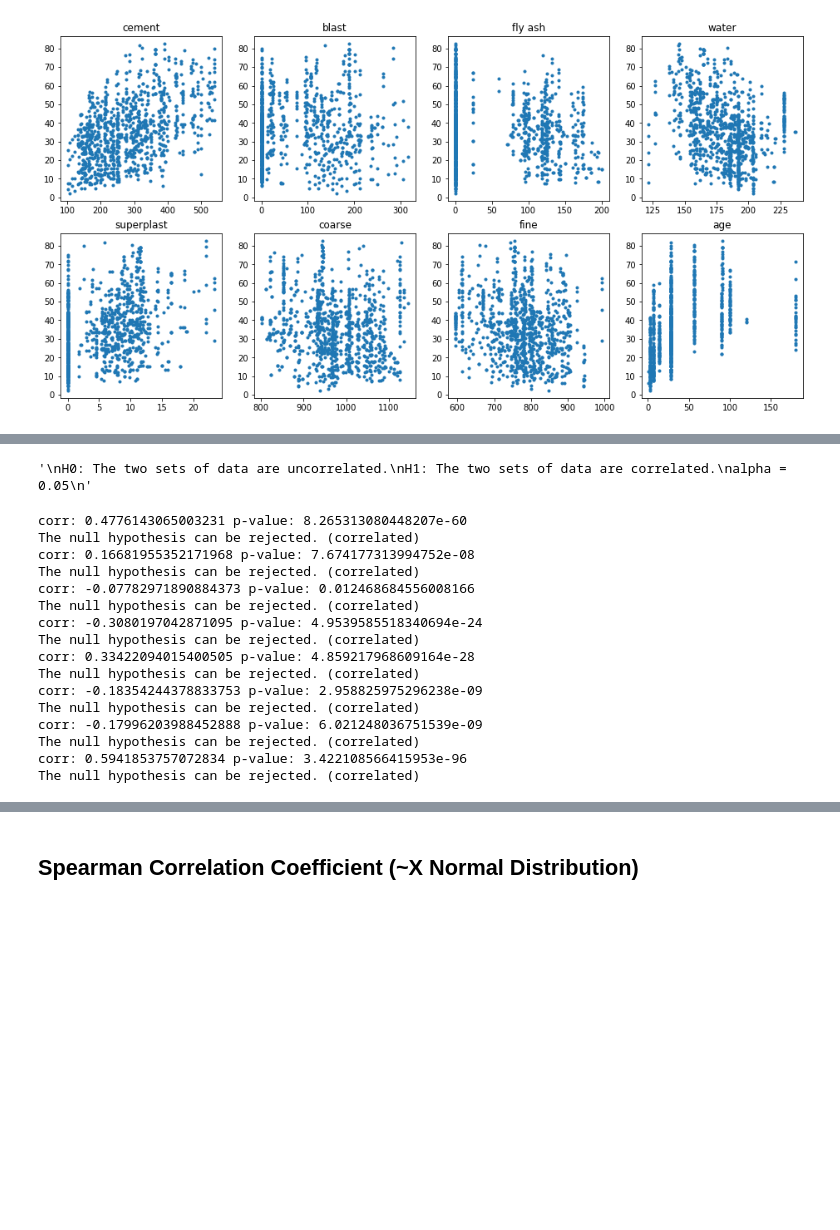
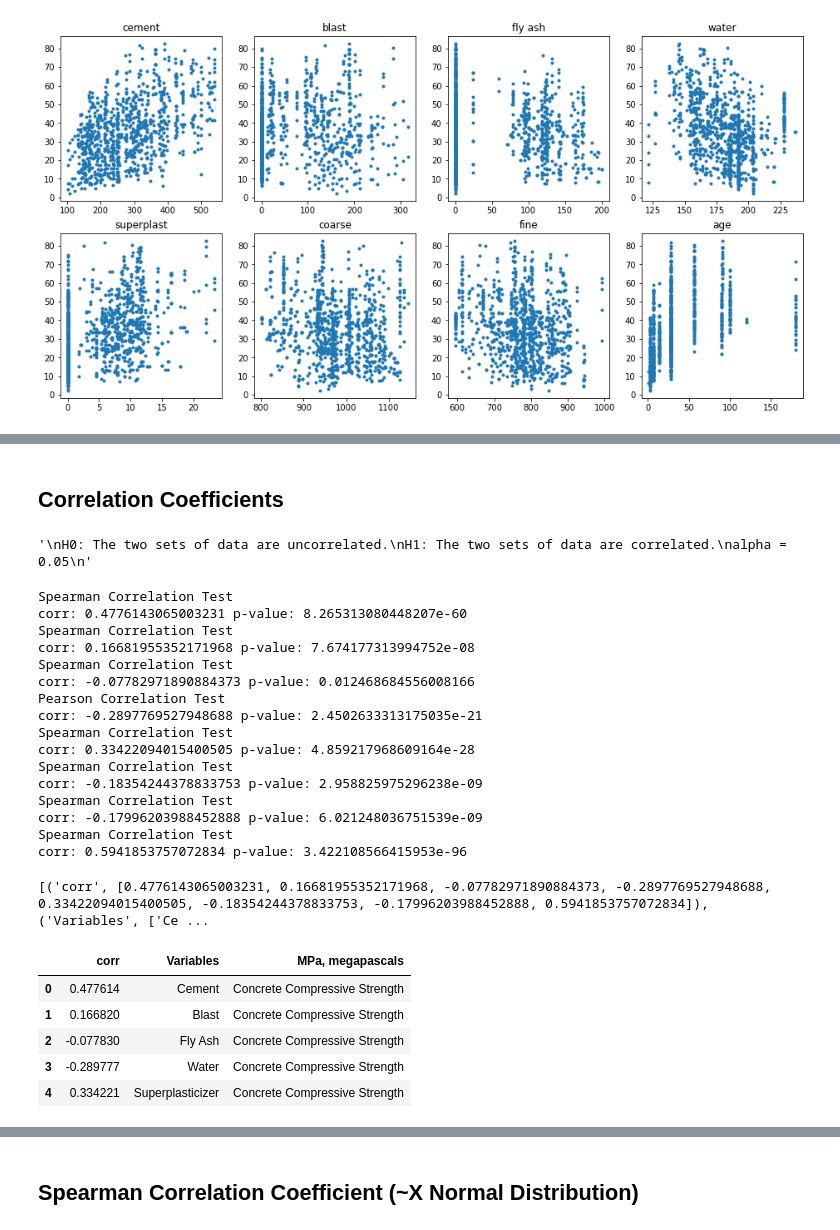
Before and after one commit to Sensodyne/IT_for_Smart_City_HW, a Jupyter notebook: hw4/hw4.ipynb, the cells around one changed output, grey strips where cells are left out. Cells and saved outputs as stored; diff of their text form; code cells hidden in the pictures; blank space fills up the shorter version.

```diff
--- a/hw4/hw4.ipynb
+++ b/hw4/hw4.ipynb
@@ -122,3 +120,5 @@ for i in range(0, len(df.columns) - 1):
+# %% [markdown]
+## Correlation Coefficients
 # %%
 def correlation_test(p: int):
     if p < 0.05:
@@ -142,25 +145,45 @@ def calculate_correlation(x: np.array, y: np.array, column_name: str):
     correlation_test(p)
 # %%
+corr = []
+column = ['Cement', 'Blast', 'Fly Ash', 'Water', 'Superplasticizer', 'Coarse Aggregate', 'Fine Aggregate', 'Age']
+std=['Concrete Compressive Strength', 'Concrete Compressive Strength', 'Concrete Compressive Strength', 'Concrete Compressive Strength', 'Concrete Compressive Strength', 'Concrete Compressive Strength', 'Concrete Compressive Strength', 'Concrete Compressive Strength']
+
 for i in range(0, len(df.columns) - 1):
     column_name = df.columns[i]
     df_clean = exclude_outliers_df(df, column_name)
     x = df_clean[column_name]
     y = df_clean[df.columns[len(df.columns) - 1]]
-    calculate_correlation(x, y, column_name)
+    r = calculate_correlation(x, y, column_name)
+    corr.append(r)
 # %% [output]
+Spearman Correlation Test
 corr: 0.4776143065003231 p-value: 8.265313080448207e-60
-The null hypothesis can be rejected. (correlated)
+Spearman Correlation Test
 corr: 0.16681955352171968 p-value: 7.674177313994752e-08
-The null hypothesis can be rejected. (correlated)
+Spearman Correlation Test
 corr: -0.07782971890884373 p-value: 0.012468684556008166
-The null hypothesis can be rejected. (correlated)
-corr: -0.3080197042871095 p-value: 4.9539585518340694e-24
-The null hypothesis can be rejected. (correlated)
+Pearson Correlation Test
+corr: -0.2897769527948688 p-value: 2.4502633313175035e-21
+Spearman Correlation Test
 corr: 0.33422094015400505 p-value: 4.859217968609164e-28
-The null hypothesis can be rejected. (correlated)
+Spearman Correlation Test
 corr: -0.18354244378833753 p-value: 2.958825975296238e-09
-The null hypothesis can be rejected. (correlated)
+Spearman Correlation Test
 corr: -0.17996203988452888 p-value: 6.021248036751539e-09
-The null hypothesis can be rejected. (correlated)
+Spearman Correlation Test
 corr: 0.5941853757072834 p-value: 3.422108566415953e-96
-The null hypothesis can be rejected. (correlated)
+# %%
+data = [('corr', corr), ('Variables', column), ('MPa, megapascals', std)]
+print(data)
+# %% [output]
+[('corr', [0.4776143065003231, 0.16681955352171968, -0.07782971890884373, -0.2897769527948688, 0.33422094015400505, -0.18354244378833753, -0.17996203988452888, 0.5941853757072834]), ('Variables', ['Ce ...
+# %%
+df_cor = pd.DataFrame.from_dict(dict(data))
+df_cor.head()
+# %% [output]
+|  | corr | Variables | MPa, megapascals |
+| 0 | 0.477614 | Cement | Concrete Compressive Strength |
+| 1 | 0.166820 | Blast | Concrete Compressive Strength |
+| 2 | -0.077830 | Fly Ash | Concrete Compressive Strength |
+| 3 | -0.289777 | Water | Concrete Compressive Strength |
+| 4 | 0.334221 | Superplasticizer | Concrete Compressive Strength |
```
Also changed, not shown: parts of 4 cells of this notebook, 3 other files.
